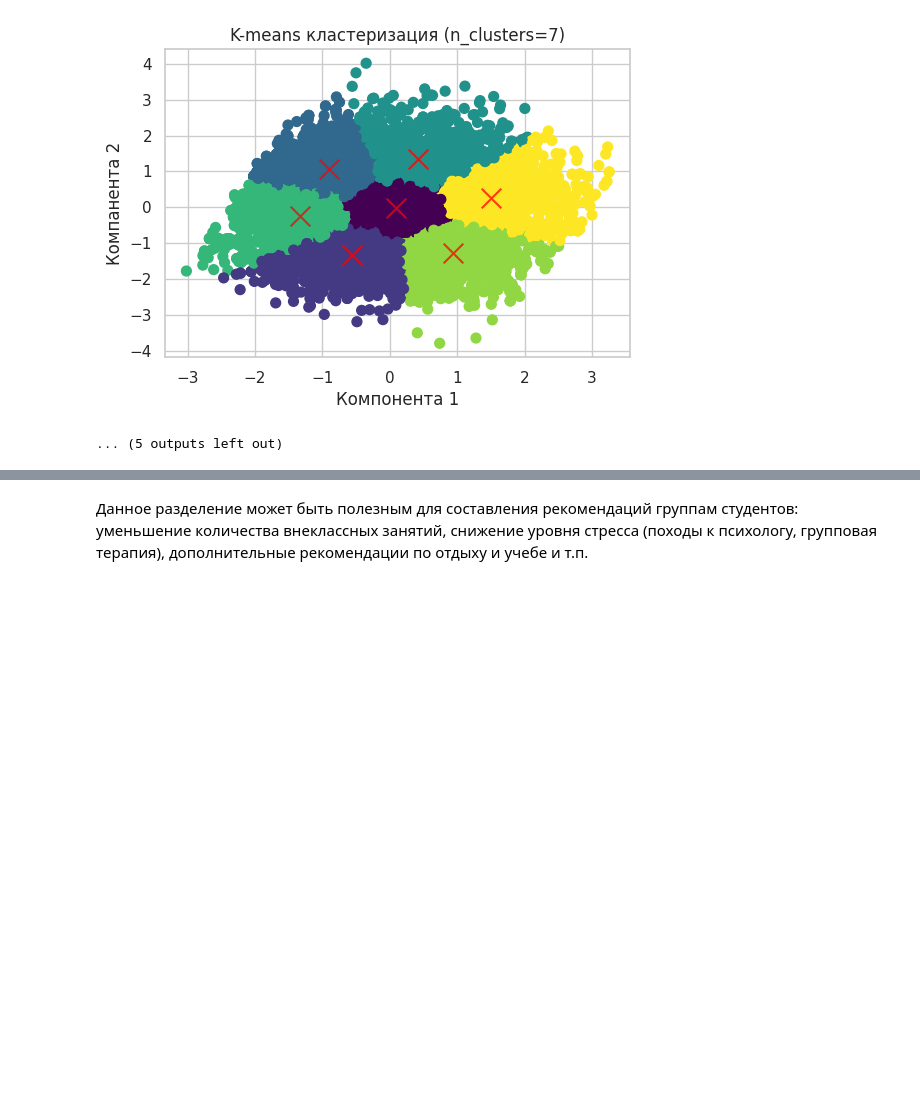
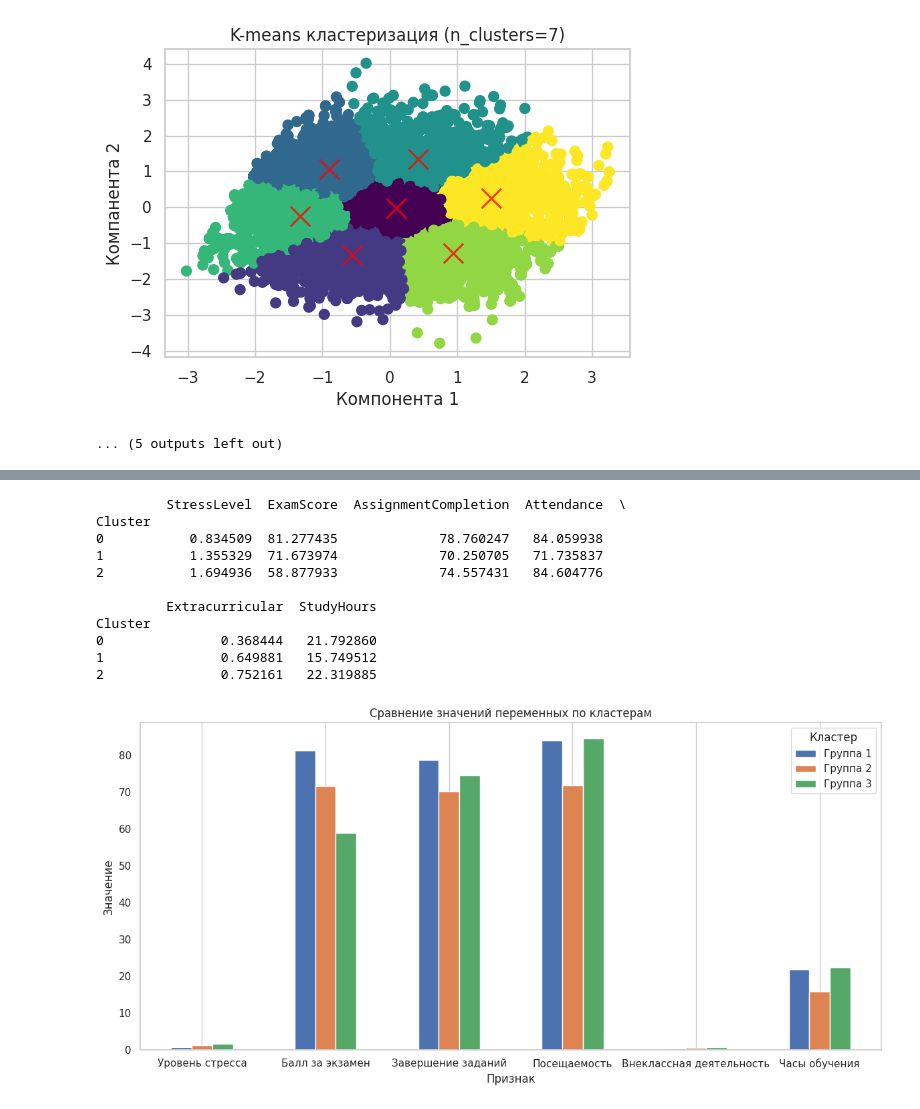
Before and after one commit to Donets-Yuliya/DataScience, a Jupyter notebook: HomeWork6/HomeWork6.ipynb, the cells around one changed output, grey strips where cells are left out. Cells and saved outputs as stored; diff of their text form; code cells hidden in the pictures; blank space fills up the shorter version.

```diff
--- a/HomeWork6/HomeWork6.ipynb
+++ b/HomeWork6/HomeWork6.ipynb
@@ -105,3 +105,39 @@ Data columns (total 16 columns):
 dtypes: int64(16)
 memory usage: 1.7 MB
 None
+# %%
+def visualize_clusters_avg(predicted_labels):
+  # Добавление меток кластеров в DataFrame
+  X['Cluster'] = predicted_labels
+  mask = predicted_labels != -1
+
+  # Анализ средних значений признаков по кластерам
+  cluster_means = X[mask].groupby('Cluster')[features].mean()
+  print(cluster_means)
+
+  cluster_means = cluster_means.T
+
+  variable_names = {
+                    'StressLevel': 'Уровень стресса',
+                    'ExamScore': 'Балл за экзамен',
+                    'AssignmentCompletion': 'Завершение заданий',
+                    'Attendance': 'Посещаемость',
+                    'Extracurricular': 'Внеклассная деятельность',
+                    'StudyHours': 'Часы обучения'
+                  }
+
+  cluster_means = cluster_means.rename(index=variable_names)
+
+  ax = cluster_means.plot(kind='bar', figsize=(12, 6))
+  plt.title('Сравнение значений переменных по кластерам')
+  plt.xlabel('Признак')
+  plt.ylabel('Значение')
+  plt.xticks(rotation=0)
+  plt.legend(loc='upper right')
+  plt.grid(axis='y')
+  plt.tight_layout()
+
+  handles, labels = ax.get_legend_handles_labels()
+  ax.legend(handles, ['Группа 1', 'Группа 2', 'Группа 3'], title='Кластер')
+
+  plt.show()
@@ -379,2 +424,15 @@ Cluster
-# %% [markdown]
-Данное разделение может быть полезным для составления рекомендаций группам студентов: уменьшение количества внеклассных занятий, снижение уровня стресса (походы к психологу, групповая терапия), дополнительные рекомендации по отдыху и учебе и т.п.
+# %%
+visualize_clusters_avg(y_kmeans)
+# %% [output]
+         StressLevel  ExamScore  AssignmentCompletion  Attendance  \
+Cluster
+0           0.834509  81.277435             78.760247   84.059938
+1           1.355329  71.673974             70.250705   71.735837
+2           1.694936  58.877933             74.557431   84.604776
+
+         Extracurricular  StudyHours
+Cluster
+0               0.368444   21.792860
+1               0.649881   15.749512
+2               0.752161   22.319885
+[figure, added]
```
Also changed, not shown: parts of 26 cells of this notebook.
